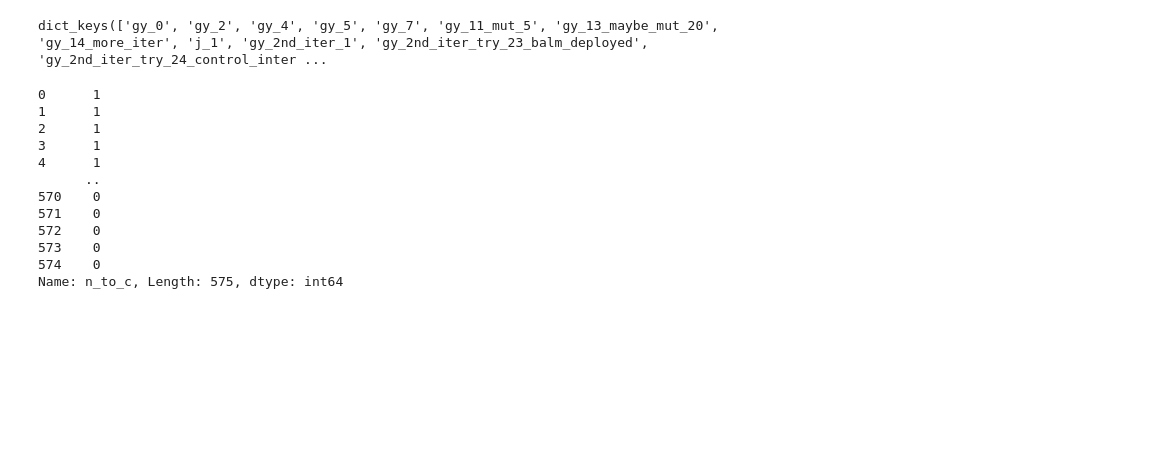
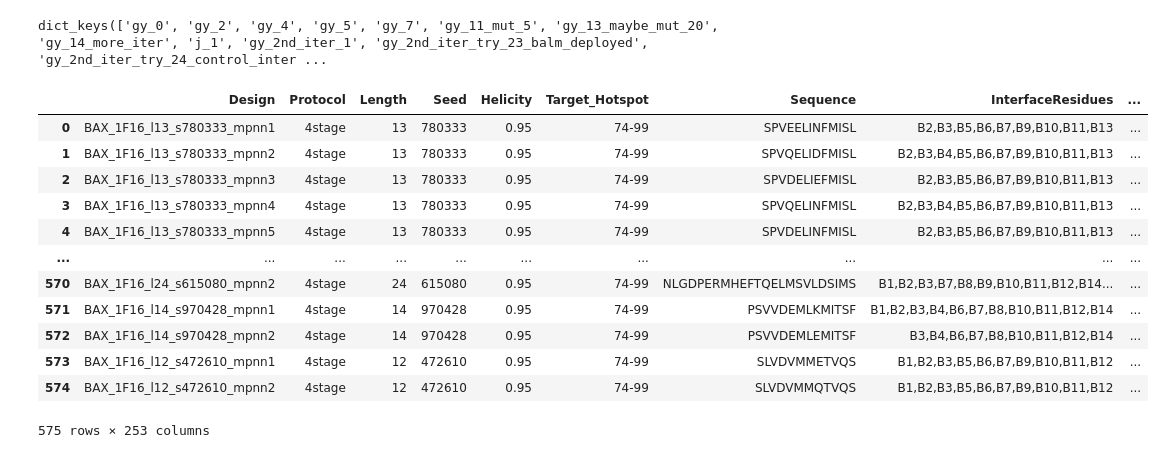
Before and after one commit to GyulaMaloveczky/BAXMAXX_analysis, a Jupyter notebook: extract_n_to_c_orientation.ipynb, the cells around one changed output. Saved outputs shown, nothing was run; the diff lists cells and outputs as text; code cells hidden in the pictures; blank space fills up the shorter version.

Commit message:
new sequence analysis file

```diff
--- a/extract_n_to_c_orientation.ipynb
+++ b/extract_n_to_c_orientation.ipynb
@@ -328,17 +334,18 @@ results.keys()
 # %% [output]
 dict_keys(['gy_0', 'gy_2', 'gy_4', 'gy_5', 'gy_7', 'gy_11_mut_5', 'gy_13_maybe_mut_20', 'gy_14_more_iter', 'j_1', 'gy_2nd_iter_1', 'gy_2nd_iter_try_23_balm_deployed', 'gy_2nd_iter_try_24_control_inter ...
 # %%
-results["gy_11_mut_5"].n_to_c
+results["gy_11_mut_5"]
 # %% [output]
+|  | Design | Protocol | Length | Seed | Helicity | Target_Hotspot | Sequence | InterfaceResidues | ... |
+| 0 | BAX_1F16_l13_s780333_mpnn1 | 4stage | 13 | 780333 | 0.95 | 74-99 | SPVEELINFMISL | B2,B3,B5,B6,B7,B9,B10,B11,B13 | ... |
+| 1 | BAX_1F16_l13_s780333_mpnn2 | 4stage | 13 | 780333 | 0.95 | 74-99 | SPVQELIDFMISL | B2,B3,B4,B5,B6,B7,B9,B10,B11,B13 | ... |
+| 2 | BAX_1F16_l13_s780333_mpnn3 | 4stage | 13 | 780333 | 0.95 | 74-99 | SPVDELIEFMISL | B2,B3,B5,B6,B7,B9,B10,B11,B13 | ... |
+| 3 | BAX_1F16_l13_s780333_mpnn4 | 4stage | 13 | 780333 | 0.95 | 74-99 | SPVQELINFMISL | B2,B3,B4,B5,B6,B7,B9,B10,B11,B13 | ... |
+| 4 | BAX_1F16_l13_s780333_mpnn5 | 4stage | 13 | 780333 | 0.95 | 74-99 | SPVDELINFMISL | B2,B3,B5,B6,B7,B9,B10,B11,B13 | ... |
+| ... | ... | ... | ... | ... | ... | ... | ... | ... | ... |
+| 570 | BAX_1F16_l24_s615080_mpnn2 | 4stage | 24 | 615080 | 0.95 | 74-99 | NLGDPERMHEFTQELMSVLDSIMS | B1,B2,B3,B7,B8,B9,B10,B11,B12,B14... | ... |
+| 571 | BAX_1F16_l14_s970428_mpnn1 | 4stage | 14 | 970428 | 0.95 | 74-99 | PSVVDEMLKMITSF | B1,B2,B3,B4,B6,B7,B8,B10,B11,B12,B14 | ... |
+| 572 | BAX_1F16_l14_s970428_mpnn2 | 4stage | 14 | 970428 | 0.95 | 74-99 | PSVVDEMLEMITSF | B3,B4,B6,B7,B8,B10,B11,B12,B14 | ... |
+| 573 | BAX_1F16_l12_s472610_mpnn1 | 4stage | 12 | 472610 | 0.95 | 74-99 | SLVDVMMETVQS | B1,B2,B3,B5,B6,B7,B9,B10,B11,B12 | ... |
+| 574 | BAX_1F16_l12_s472610_mpnn2 | 4stage | 12 | 472610 | 0.95 | 74-99 | SLVDVMMQTVQS | B1,B2,B3,B5,B6,B7,B9,B10,B11,B12 | ... |
-0      1
-1      1
-2      1
-3      1
-4      1
-      ..
-570    0
-571    0
-572    0
-573    0
-574    0
-Name: n_to_c, Length: 575, dtype: int64
+575 rows × 253 columns
```
Also changed, not shown: parts of 3 cells of this notebook, 6 other files.
